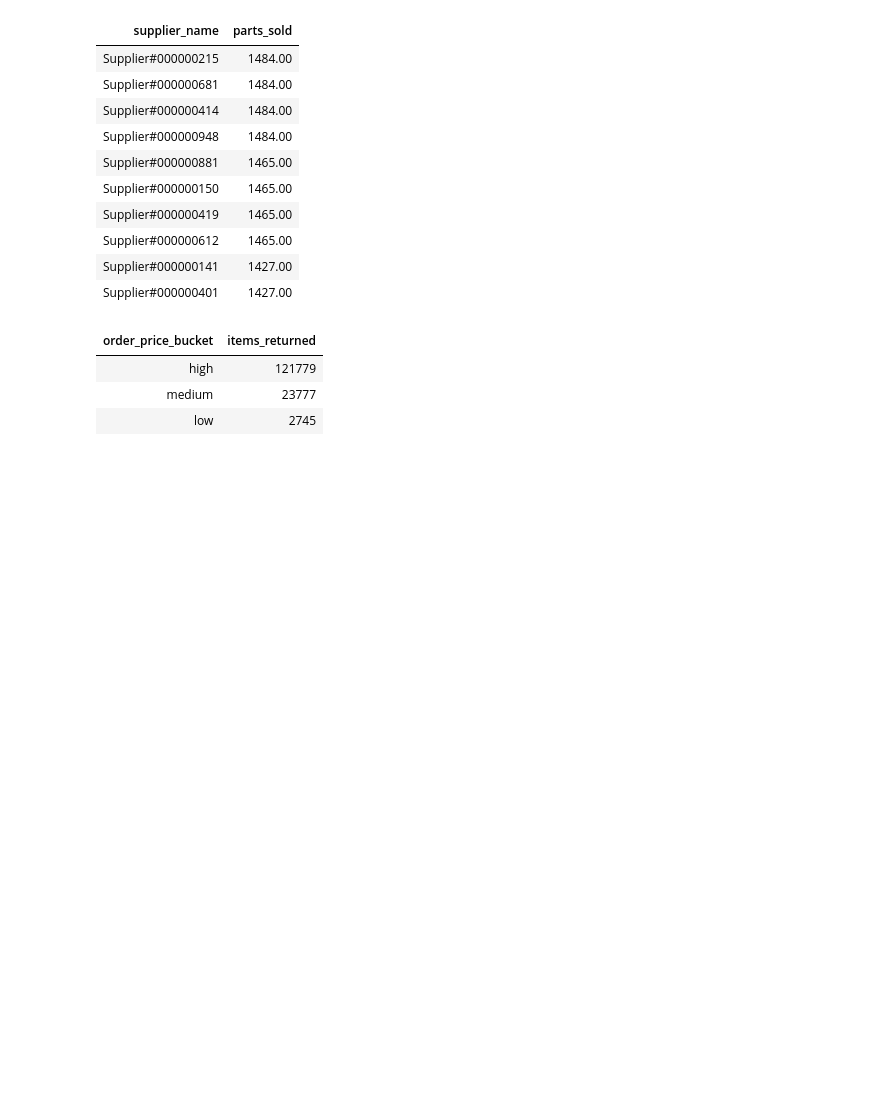
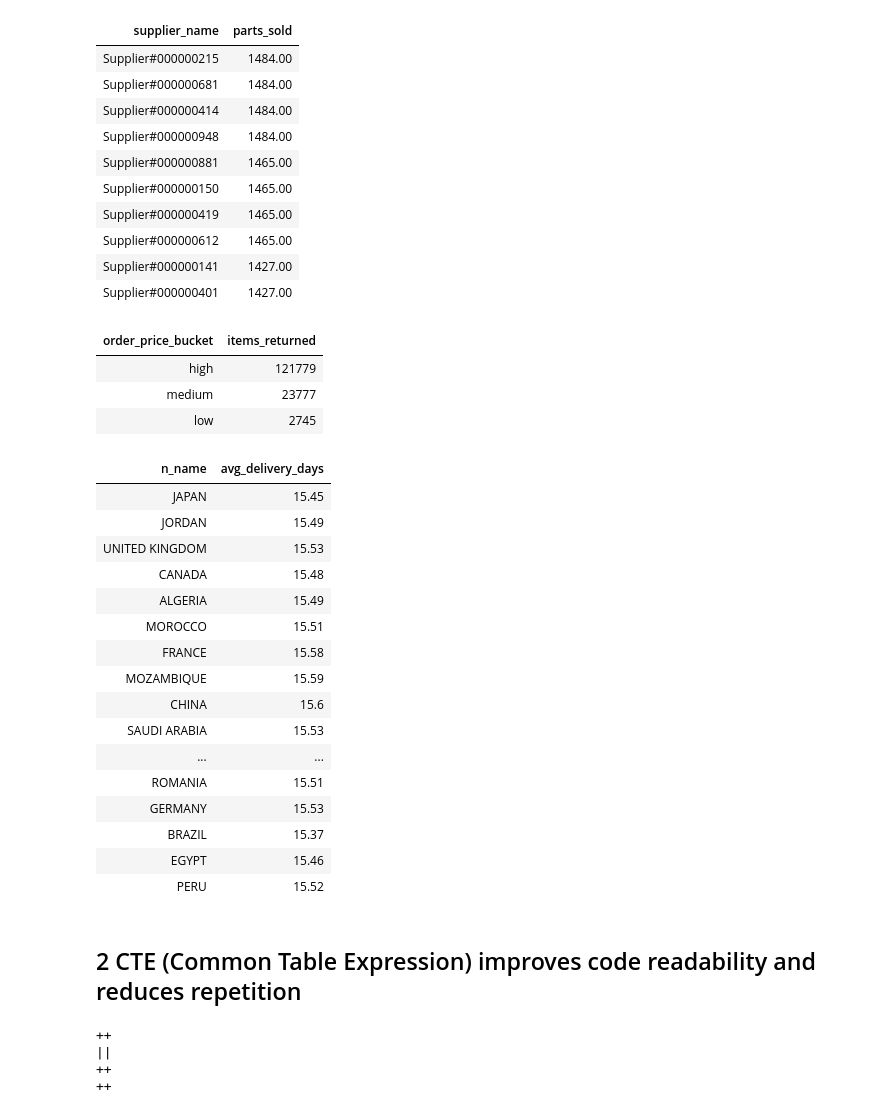
Before and after one commit to shus1699/defb, a Jupyter notebook: notebooks/starter-notebook.ipynb, the cells around one changed output. Cells and saved outputs as stored; diff of their text form; code cells hidden in the pictures; blank space fills up the shorter version.

```diff
--- a/notebooks/starter-notebook.ipynb
+++ b/notebooks/starter-notebook.ipynb
@@ -1113,0 +1113,40 @@ ORDER BY
+# %%
+%%sql
+SELECT
+    n_name,
+    ROUND(AVG(DATEDIFF (l_receiptdate, l_shipdate)), 2) AS avg_delivery_days
+FROM
+    lineitem l
+    INNER JOIN orders o ON l_orderkey = o_orderkey
+    INNER JOIN customer c on o_custkey = c_custkey
+    INNER JOIN nation n on c_nationkey = n_nationkey
+GROUP BY
+    n_name
+# %% [output]
+| n_name | avg_delivery_days |
+| JAPAN | 15.45 |
+| JORDAN | 15.49 |
+| UNITED KINGDOM | 15.53 |
+| CANADA | 15.48 |
+| ALGERIA | 15.49 |
+| MOROCCO | 15.51 |
+| FRANCE | 15.58 |
+| MOZAMBIQUE | 15.59 |
+| CHINA | 15.6 |
+| SAUDI ARABIA | 15.53 |
+| ... | ... |
+| ROMANIA | 15.51 |
+| GERMANY | 15.53 |
+| BRAZIL | 15.37 |
+| EGYPT | 15.46 |
+| PERU | 15.52 |
+# %% [markdown]
+## 2 CTE (Common Table Expression) improves code readability and reduces repetition
+# %%
+%%sql
+use prod.db
+# %% [output]
+++
+||
+++
+++
```
Also changed, not shown: parts of 6 cells of this notebook.
